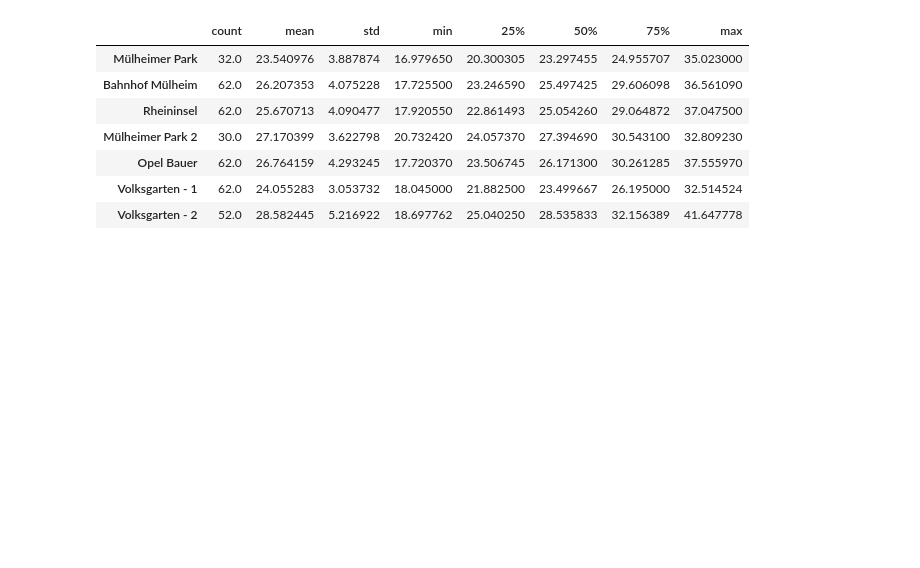
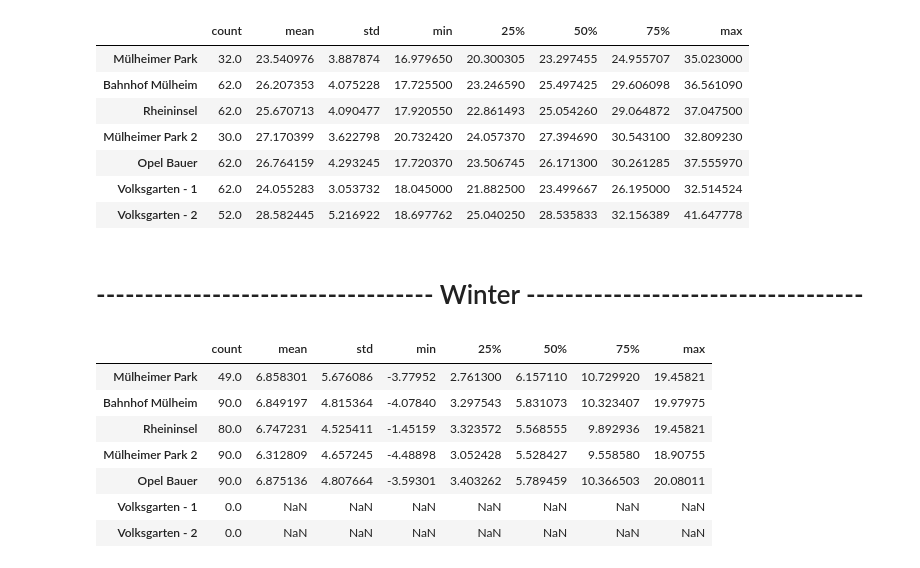
Before and after one commit to WhateverOP/Cologne_temperature_analysis, a Jupyter notebook: notebooks/analysis.ipynb, the cells around one changed output. Cells and saved outputs as stored; diff of their text form; code cells hidden in the pictures; blank space fills up the shorter version.

Commit message:
the tables describing winter data are added

```diff
--- a/notebooks/analysis.ipynb
+++ b/notebooks/analysis.ipynb
@@ -293,5 +293,5 @@ My_DataAnalyzer.describe_data()
 | Opel Bauer | 62.0 | 26.764159 | 4.293245 | 17.720370 | 23.506745 | 26.171300 | 30.261285 | 37.555970 |
 | Volksgarten - 1 | 62.0 | 24.055283 | 3.053732 | 18.045000 | 21.882500 | 23.499667 | 26.195000 | 32.514524 |
 | Volksgarten - 2 | 52.0 | 28.582445 | 5.216922 | 18.697762 | 25.040250 | 28.535833 | 32.156389 | 41.647778 |
-# %% [markdown]
-#
+# %% [markdown]
+# ----------------------------------- Winter -----------------------------------
@@ -297,0 +301,11 @@ My_DataAnalyzer.describe_data()
+# %%
+My_DataAnalyzer.describe_data()
+# %% [output]
+|  | count | mean | std | min | 25% | 50% | 75% | max |
+| Mülheimer Park | 49.0 | 6.858301 | 5.676086 | -3.77952 | 2.761300 | 6.157110 | 10.729920 | 19.45821 |
+| Bahnhof Mülheim | 90.0 | 6.849197 | 4.815364 | -4.07840 | 3.297543 | 5.831073 | 10.323407 | 19.97975 |
+| Rheininsel | 80.0 | 6.747231 | 4.525411 | -1.45159 | 3.323572 | 5.568555 | 9.892936 | 19.45821 |
+| Mülheimer Park 2 | 90.0 | 6.312809 | 4.657245 | -4.48898 | 3.052428 | 5.528427 | 9.558580 | 18.90755 |
+| Opel Bauer | 90.0 | 6.875136 | 4.807664 | -3.59301 | 3.403262 | 5.789459 | 10.366503 | 20.08011 |
+| Volksgarten - 1 | 0.0 | NaN | NaN | NaN | NaN | NaN | NaN | NaN |
+| Volksgarten - 2 | 0.0 | NaN | NaN | NaN | NaN | NaN | NaN | NaN |
```
Also changed, not shown: parts of 3 cells of this notebook.
